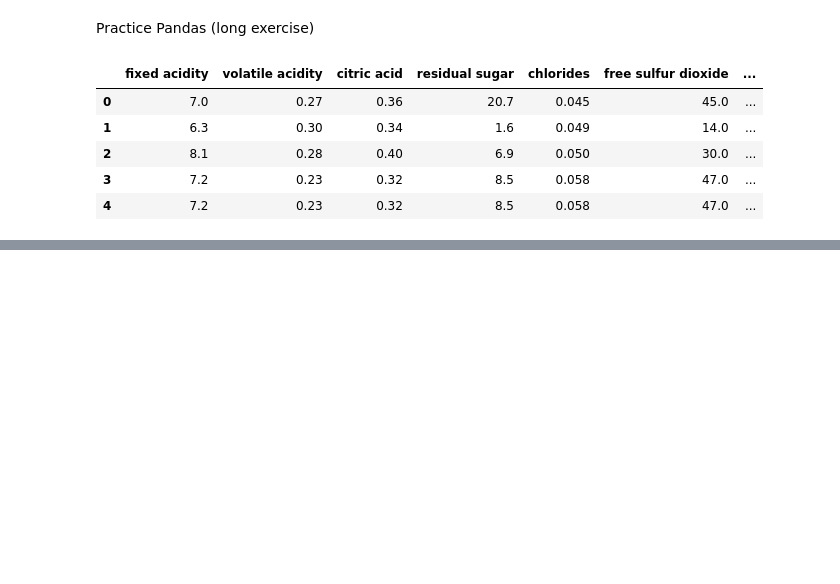
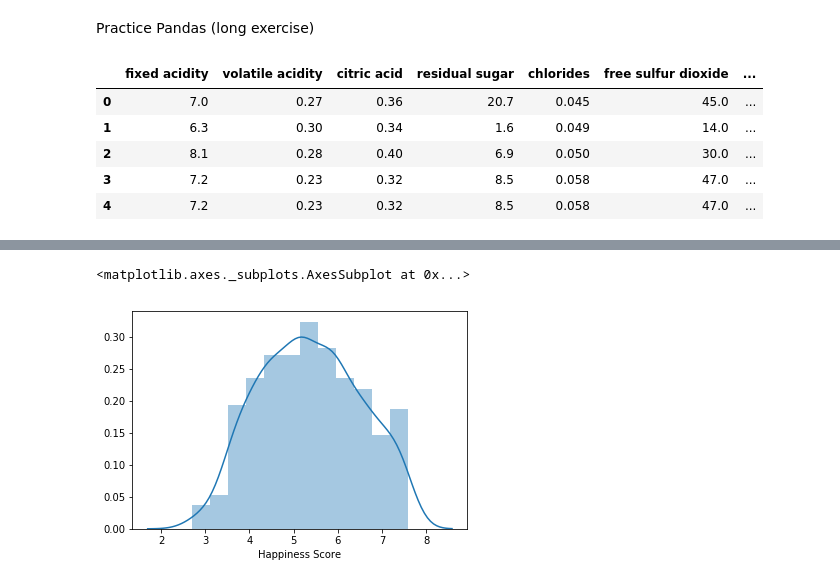
Before and after one commit to mohammadbashiri/MPI-python-workshop-march2019, a Jupyter notebook: Day2/day2_exercise6.ipynb, the cells around one changed output, grey strips where cells are left out. Cells and saved outputs as stored; diff of their text form; code cells hidden in the pictures; blank space fills up the shorter version.

```diff
--- a/Day2/day2_exercise6.ipynb
+++ b/Day2/day2_exercise6.ipynb
@@ -17,0 +24,2 @@ df.head()
+# %%
+df = pd.read_csv("data/happiness.csv", index_col = 'Country')
@@ -17,0 +36,5 @@ df.head()
+# %%
+sns.distplot(df['Happiness Score'])
+# %% [output]
+<matplotlib.axes._subplots.AxesSubplot at 0x...>
+[figure, added]
```
Also changed, not shown: parts of 29 cells of this notebook, 7 other files.
